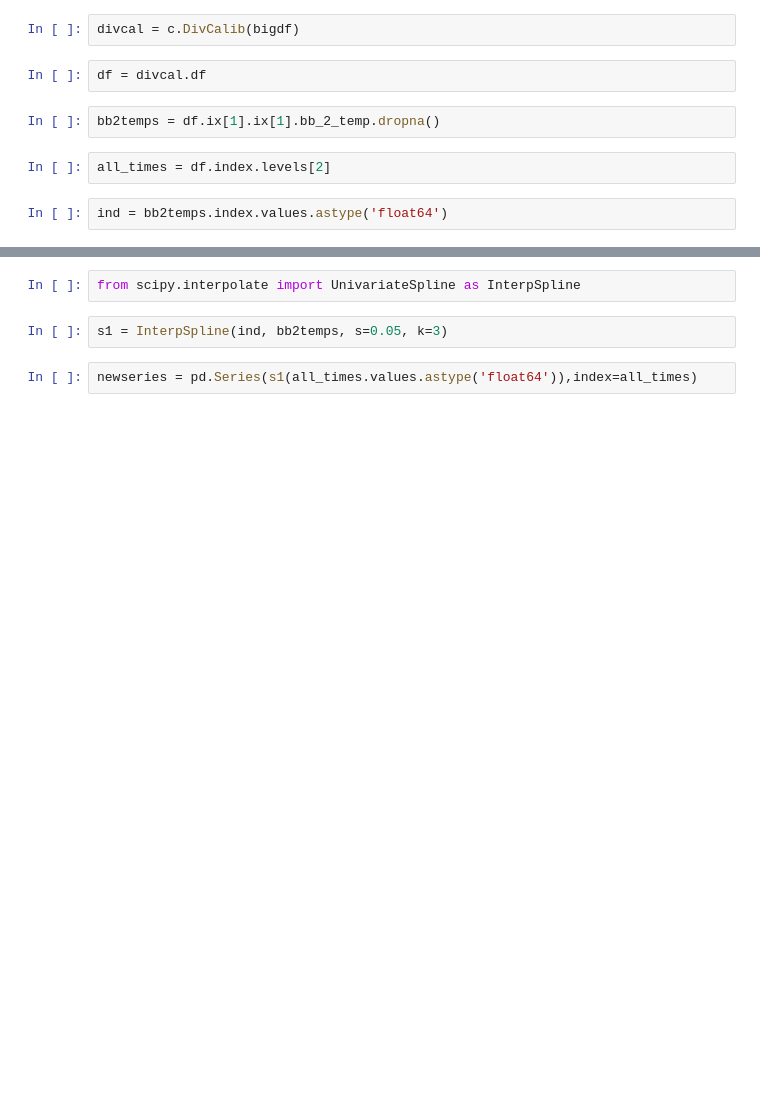
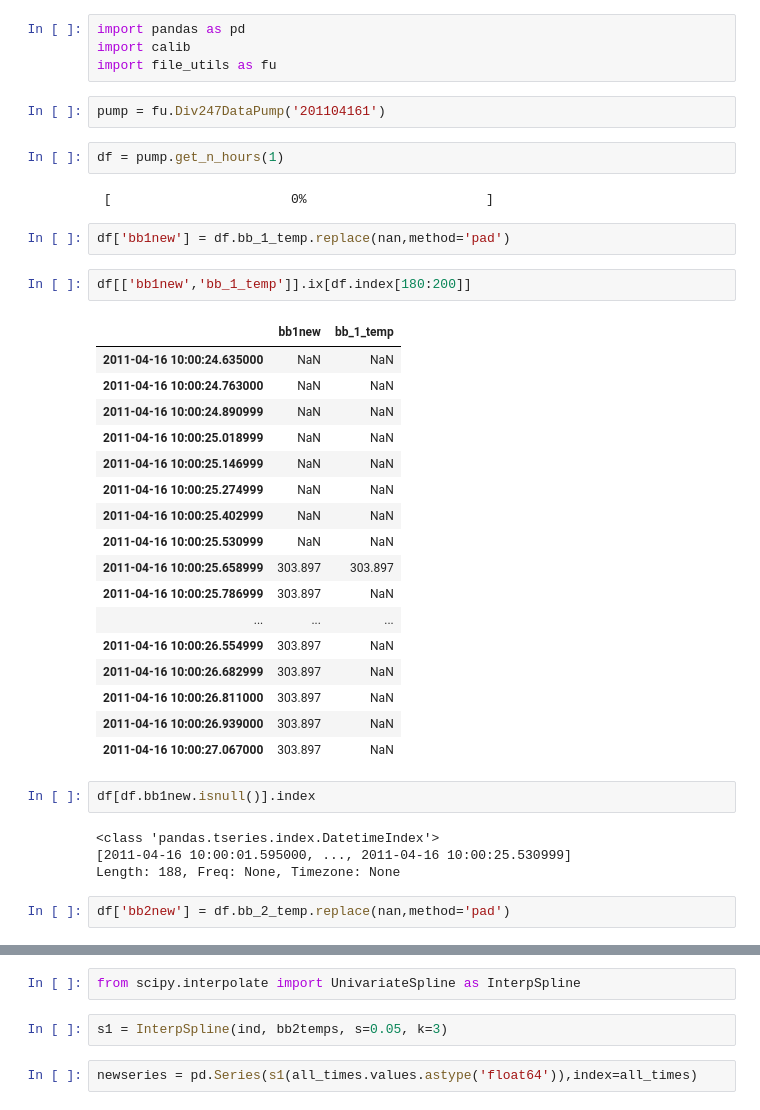
Before and after one commit to lro-diviner/divcalib, a Jupyter notebook: BBtemps interpolation.ipynb, the cells around one changed output, grey strips where cells are left out. Cells and saved outputs as stored; diff of their text form; blank space fills up the shorter version.

```diff
--- a/BBtemps interpolation.ipynb
+++ b/BBtemps interpolation.ipynb
@@ -12,10 +1,40 @@ else:
-# %%
-divcal = c.DivCalib(bigdf)
+# %%
+import pandas as pd
+import calib
+import file_utils as fu
+# %%
+pump = fu.Div247DataPump('201104161')
+# %%
+df = pump.get_n_hours(1)
+# %% [output]
+ [                       0%                       ]
+# %%
+df['bb1new'] = df.bb_1_temp.replace(nan,method='pad')
+# %%
+df[['bb1new','bb_1_temp']].ix[df.index[180:200]]
+# %% [output]
+|  | bb1new | bb_1_temp |
+| 2011-04-16 10:00:24.635000 | NaN | NaN |
+| 2011-04-16 10:00:24.763000 | NaN | NaN |
+| 2011-04-16 10:00:24.890999 | NaN | NaN |
+| 2011-04-16 10:00:25.018999 | NaN | NaN |
+| 2011-04-16 10:00:25.146999 | NaN | NaN |
+| 2011-04-16 10:00:25.274999 | NaN | NaN |
+| 2011-04-16 10:00:25.402999 | NaN | NaN |
+| 2011-04-16 10:00:25.530999 | NaN | NaN |
+| 2011-04-16 10:00:25.658999 | 303.897 | 303.897 |
+| 2011-04-16 10:00:25.786999 | 303.897 | NaN |
+| ... | ... | ... |
+| 2011-04-16 10:00:26.554999 | 303.897 | NaN |
+| 2011-04-16 10:00:26.682999 | 303.897 | NaN |
+| 2011-04-16 10:00:26.811000 | 303.897 | NaN |
+| 2011-04-16 10:00:26.939000 | 303.897 | NaN |
+| 2011-04-16 10:00:27.067000 | 303.897 | NaN |
 # %%
-df = divcal.df
+df[df.bb1new.isnull()].index
+# %% [output]
+<class 'pandas.tseries.index.DatetimeIndex'>
+[2011-04-16 10:00:01.595000, ..., 2011-04-16 10:00:25.530999]
+Length: 188, Freq: None, Timezone: None
-# %%
-bb2temps = df.ix[1].ix[1].bb_2_temp.dropna()
-# %%
-all_times = df.index.levels[2]
-# %%
-ind = bb2temps.index.values.astype('float64')
+# %%
+df['bb2new'] = df.bb_2_temp.replace(nan,method='pad')
```
Also changed, not shown: parts of 8 cells of this notebook, 6 other files.
